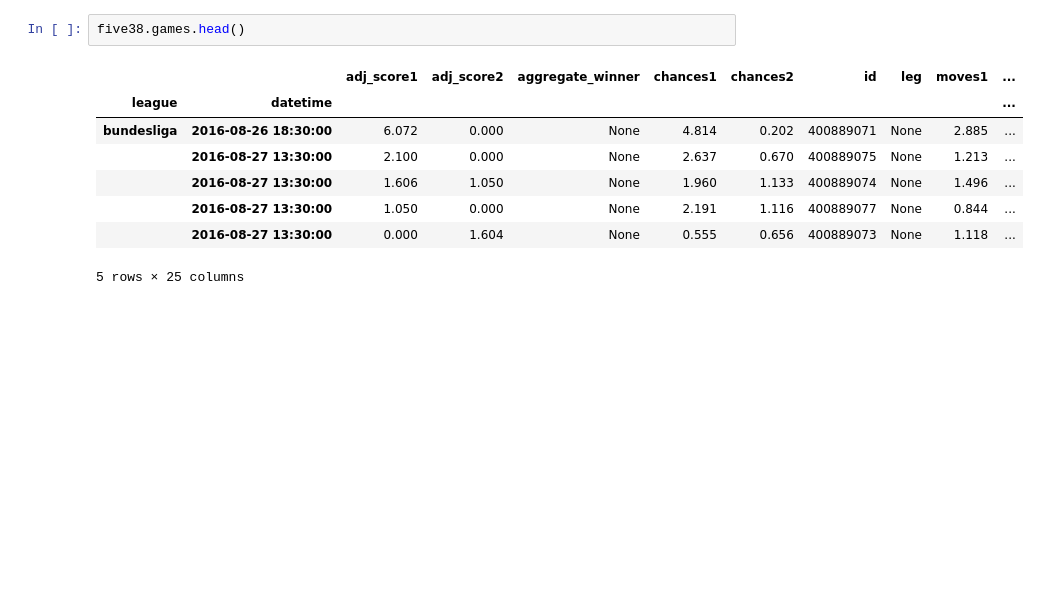
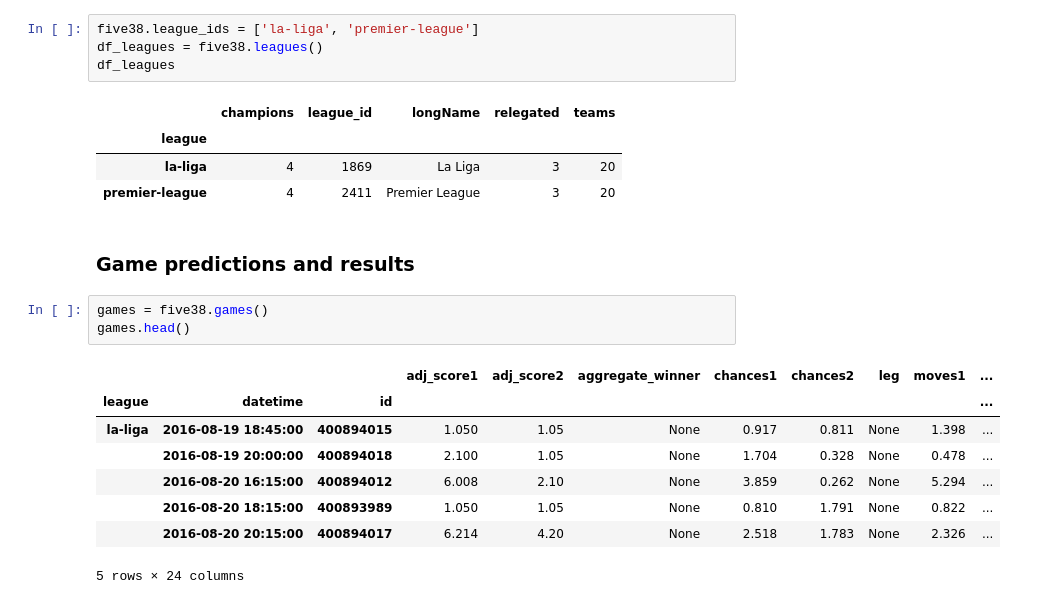
Before and after one commit to skagr/footballdata, a Jupyter notebook: notebooks/Examples.ipynb, the cells around one changed output. Cells and saved outputs as stored; diff of their text form; blank space fills up the shorter version.

```diff
--- a/notebooks/Examples.ipynb
+++ b/notebooks/Examples.ipynb
@@ -14,11 +64,23 @@ five38
+# %%
+five38.league_ids = ['la-liga', 'premier-league']
+df_leagues = five38.leagues()
+df_leagues
+# %% [output]
+|  | champions | league_id | longName | relegated | teams |
+| league |  |  |  |  |  |
+| la-liga | 4 | 1869 | La Liga | 3 | 20 |
+| premier-league | 4 | 2411 | Premier League | 3 | 20 |
+# %% [markdown]
+### Game predictions and results
 # %%
-five38.games.head()
+games = five38.games()
+games.head()
 # %% [output]
-|  |  | adj_score1 | adj_score2 | aggregate_winner | chances1 | chances2 | id | leg | moves1 | ... |
-| league | datetime |  |  |  |  |  |  |  |  | ... |
-| bundesliga | 2016-08-26 18:30:00 | 6.072 | 0.000 | None | 4.814 | 0.202 | 400889071 | None | 2.885 | ... |
-|  | 2016-08-27 13:30:00 | 2.100 | 0.000 | None | 2.637 | 0.670 | 400889075 | None | 1.213 | ... |
-|  | 2016-08-27 13:30:00 | 1.606 | 1.050 | None | 1.960 | 1.133 | 400889074 | None | 1.496 | ... |
-|  | 2016-08-27 13:30:00 | 1.050 | 0.000 | None | 2.191 | 1.116 | 400889077 | None | 0.844 | ... |
-|  | 2016-08-27 13:30:00 | 0.000 | 1.604 | None | 0.555 | 0.656 | 400889073 | None | 1.118 | ... |
+|  |  |  | adj_score1 | adj_score2 | aggregate_winner | chances1 | chances2 | leg | moves1 | ... |
+| league | datetime | id |  |  |  |  |  |  |  | ... |
+| la-liga | 2016-08-19 18:45:00 | 400894015 | 1.050 | 1.05 | None | 0.917 | 0.811 | None | 1.398 | ... |
+|  | 2016-08-19 20:00:00 | 400894018 | 2.100 | 1.05 | None | 1.704 | 0.328 | None | 0.478 | ... |
+|  | 2016-08-20 16:15:00 | 400894012 | 6.008 | 2.10 | None | 3.859 | 0.262 | None | 5.294 | ... |
+|  | 2016-08-20 18:15:00 | 400893989 | 1.050 | 1.05 | None | 0.810 | 1.791 | None | 0.822 | ... |
+|  | 2016-08-20 20:15:00 | 400894017 | 6.214 | 4.20 | None | 2.518 | 1.783 | None | 2.326 | ... |
-5 rows × 25 columns
+5 rows × 24 columns
```
Also changed, not shown: parts of 23 cells of this notebook, 2 other files.
